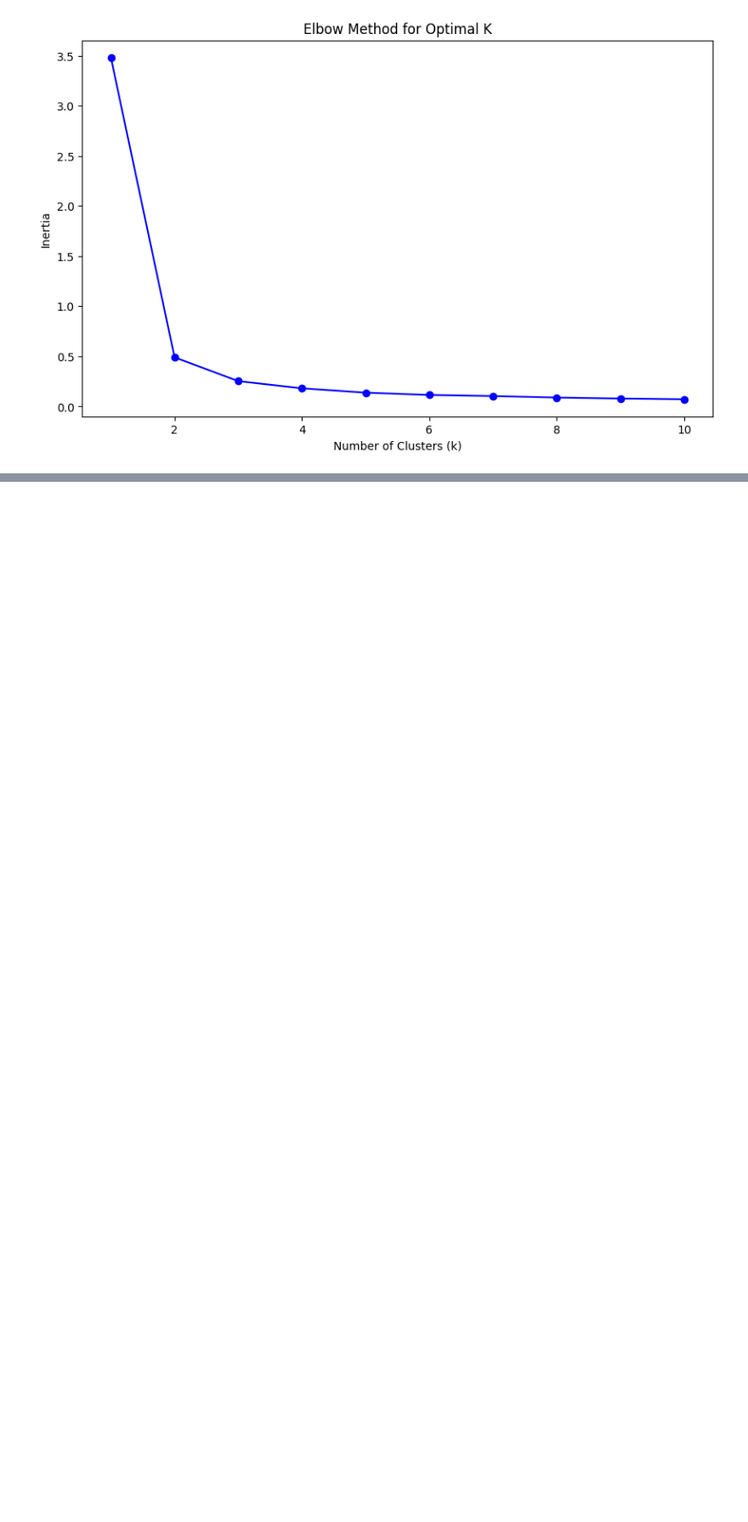
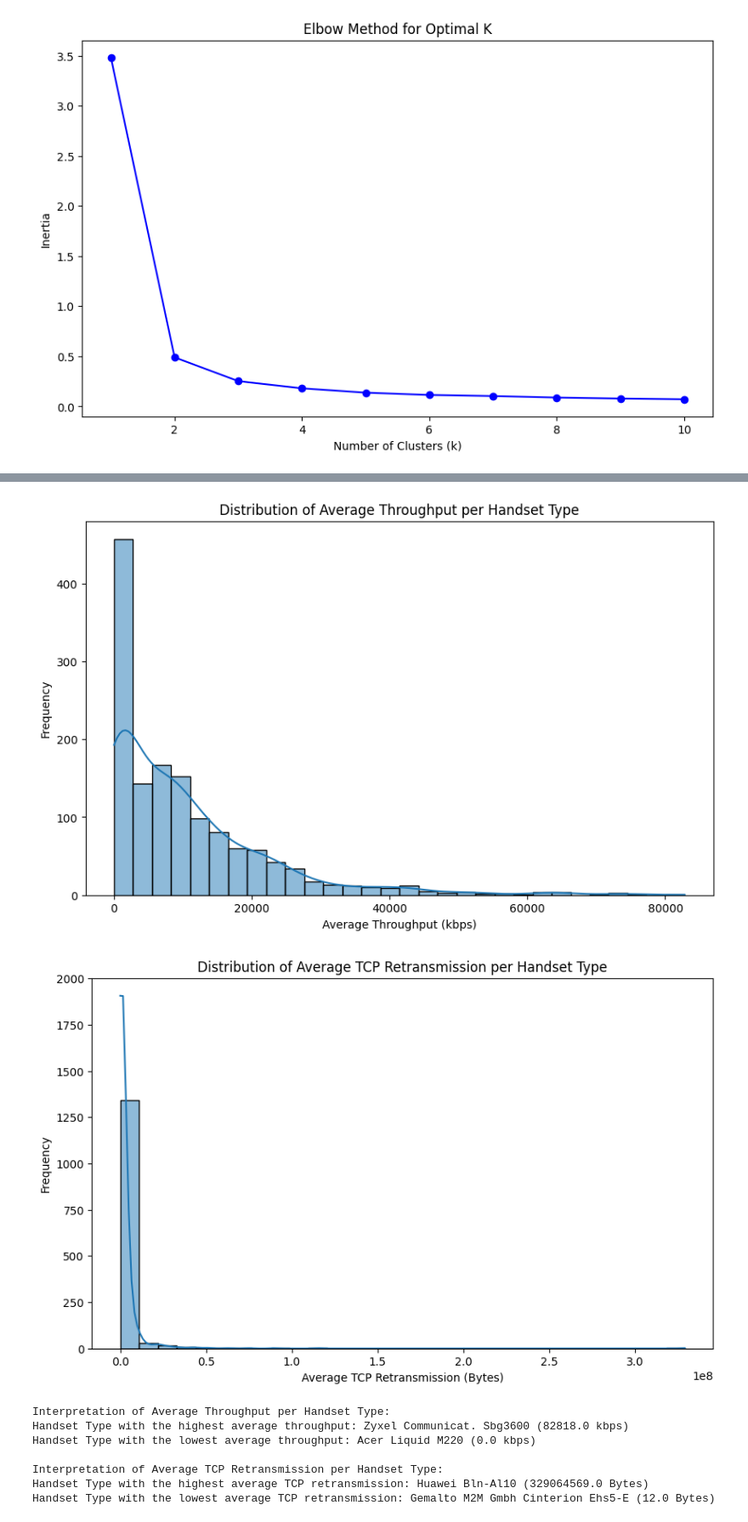
Before and after one commit to NaimaT15/TellCo-Telecom-Analysis, a Jupyter notebook: notebooks/tellco_telecom_anlysis.ipynb, the cells around one changed output, grey strips where cells are left out. Shown at 85% size. Drawn from its saved outputs; the diff is of its cells as text; code cells hidden in the pictures; blank space fills up the shorter version.

```diff
--- a/notebooks/tellco_telecom_anlysis.ipynb
+++ b/notebooks/tellco_telecom_anlysis.ipynb
@@ -635,0 +672,26 @@ elbow_method(customer_metrics)
+# %%
+import sys
+import os
+
+# Add the scripts directory to the Python path
+sys.path.append(os.path.abspath('../scripts'))
+from tellco_telecom_anlysis import throughput_tcp_per_handset, plot_distributions, report_throughput_tcp
+
+# Assuming the cleaned data is already loaded into 'cleaned_data' DataFrame from PostgreSQL
+throughput_df, tcp_df = throughput_tcp_per_handset(cleaned_data)
+
+# Plot the distributions of throughput and TCP retransmission
+plot_distributions(throughput_df, tcp_df)
+
+# Report the findings
+report_throughput_tcp(throughput_df, tcp_df)
+# %% [output]
+[figure, added]
+[figure, added]
+Interpretation of Average Throughput per Handset Type:
+Handset Type with the highest average throughput: Zyxel Communicat. Sbg3600 (82818.0 kbps)
+Handset Type with the lowest average throughput: Acer Liquid M220 (0.0 kbps)
+
+Interpretation of Average TCP Retransmission per Handset Type:
+Handset Type with the highest average TCP retransmission: Huawei Bln-Al10 (329064569.0 Bytes)
+Handset Type with the lowest average TCP retransmission: Gemalto M2M Gmbh Cinterion Ehs5-E (12.0 Bytes)
```
Also changed, not shown: parts of 5 cells of this notebook.
